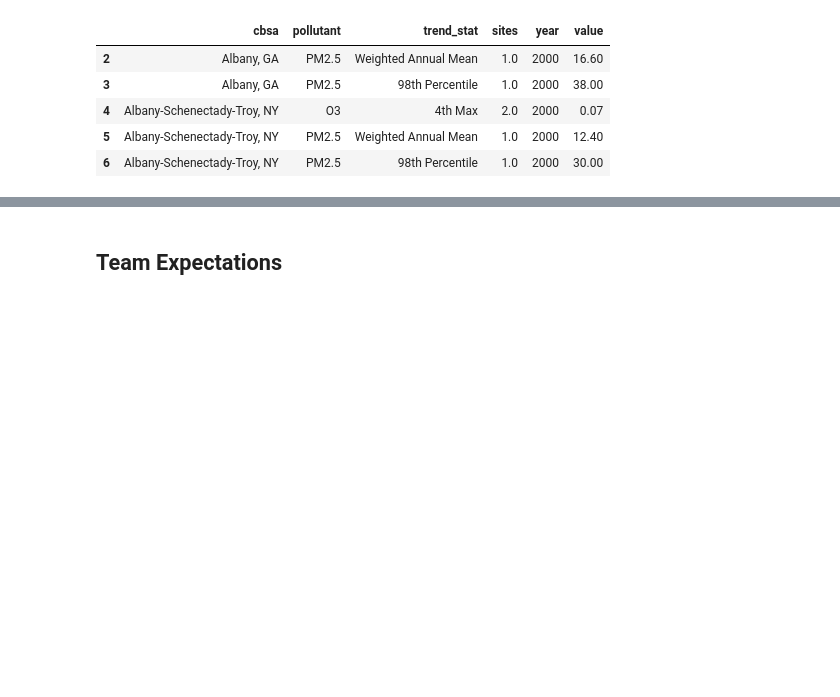
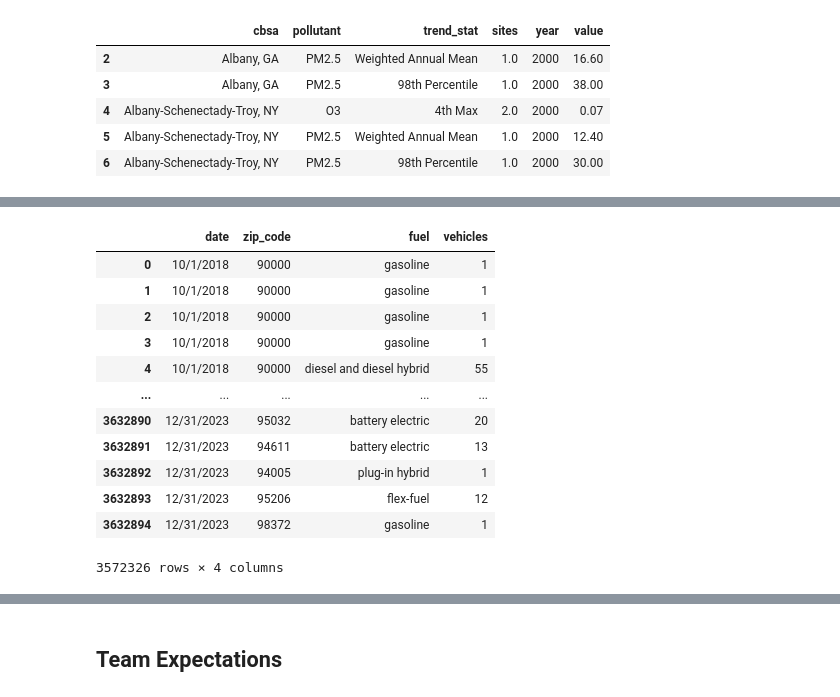
Before and after one commit to COGS108/Group026_WI26, a Jupyter notebook: 01-DataCheckpoint.ipynb, the cells around one changed output, grey strips where cells are left out. Cells and saved outputs as stored; diff of their text form; code cells hidden in the pictures; blank space fills up the shorter version.

```diff
--- a/01-DataCheckpoint.ipynb
+++ b/01-DataCheckpoint.ipynb
@@ -258,0 +273,38 @@ Instructions: REPLACE the contents of this cell with your work, including any up
+# %%
+# keep only key columns
+sf_ev_clean_data = sf_ev_data[['date', 'zip_code', 'fuel', 'vehicles']].copy()
+
+# drop rows where vehicles is missing or <= 0
+sf_ev_clean_data = sf_ev_clean_data.dropna(subset=['vehicles'])
+sf_ev_clean_data = sf_ev_clean_data[sf_ev_clean_data['vehicles'] > 0]
+
+# ensure zip_code and fuel are strings
+sf_ev_clean_data['zip_code'] = sf_ev_clean_data['zip_code'].astype(str)
+sf_ev_clean_data['fuel'] = sf_ev_clean_data['fuel'].astype(str)
+
+# strip spaces and lower-case
+sf_ev_clean_data['zip_code'] = sf_ev_clean_data['zip_code'].str.strip().str.lower()
+sf_ev_clean_data['fuel'] = sf_ev_clean_data['fuel'].str.strip().str.lower()
+
+# remove unknown / other values
+unk_values = ['unk', 'unknown', 'other', '']
+sf_ev_clean_data = sf_ev_clean_data[
+    ~sf_ev_clean_data['zip_code'].isin(unk_values) &
+    ~sf_ev_clean_data['fuel'].isin(unk_values)
+]
+# %%
+sf_ev_clean_data
+# %% [output]
+|  | date | zip_code | fuel | vehicles |
+| 0 | 10/1/2018 | 90000 | gasoline | 1 |
+| 1 | 10/1/2018 | 90000 | gasoline | 1 |
+| 2 | 10/1/2018 | 90000 | gasoline | 1 |
+| 3 | 10/1/2018 | 90000 | gasoline | 1 |
+| 4 | 10/1/2018 | 90000 | diesel and diesel hybrid | 55 |
+| ... | ... | ... | ... | ... |
+| 3632890 | 12/31/2023 | 95032 | battery electric | 20 |
+| 3632891 | 12/31/2023 | 94611 | battery electric | 13 |
+| 3632892 | 12/31/2023 | 94005 | plug-in hybrid | 1 |
+| 3632893 | 12/31/2023 | 95206 | flex-fuel | 12 |
+| 3632894 | 12/31/2023 | 98372 | gasoline | 1 |
+3572326 rows × 4 columns
```
Also changed, not shown: parts of 31 cells of this notebook.
